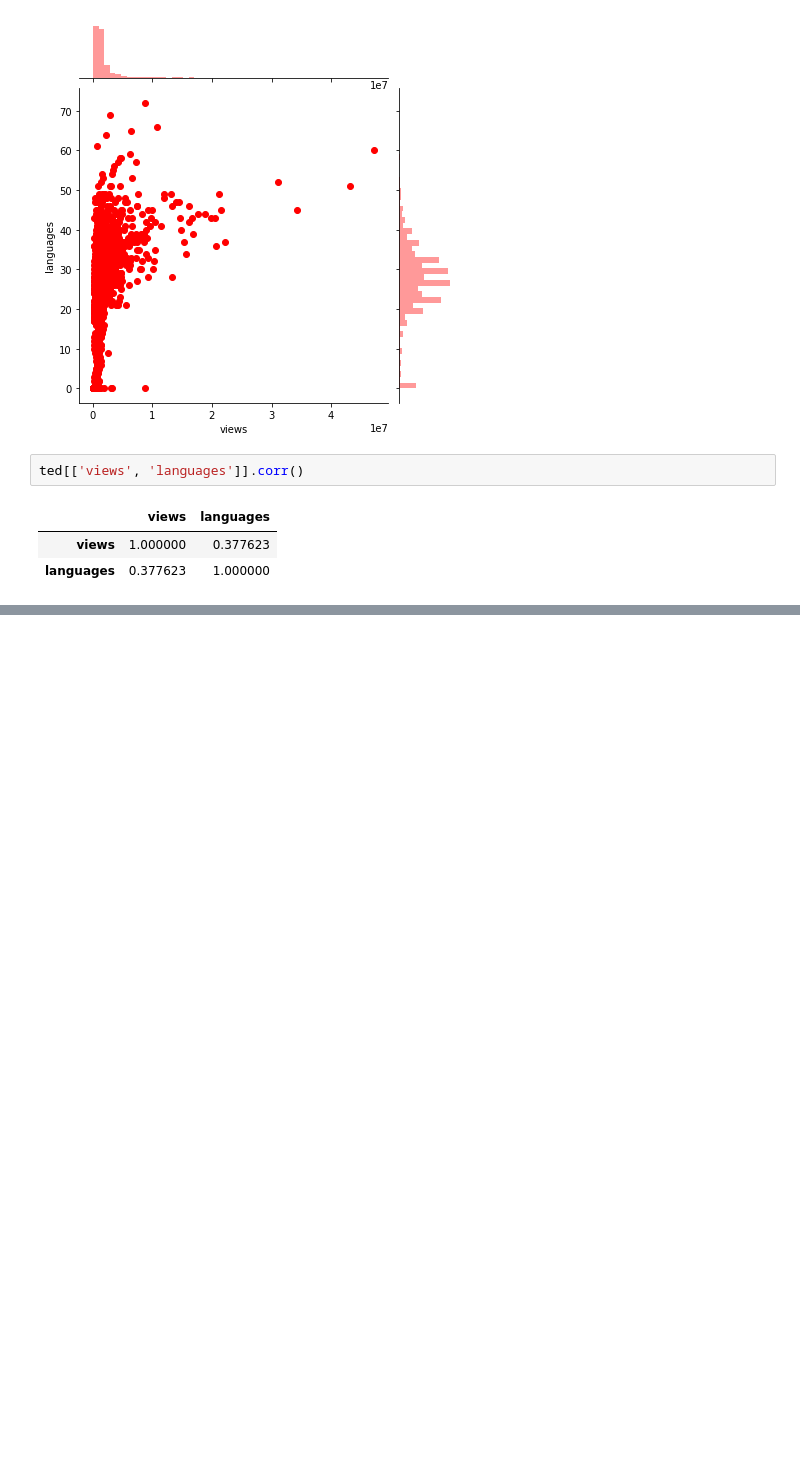
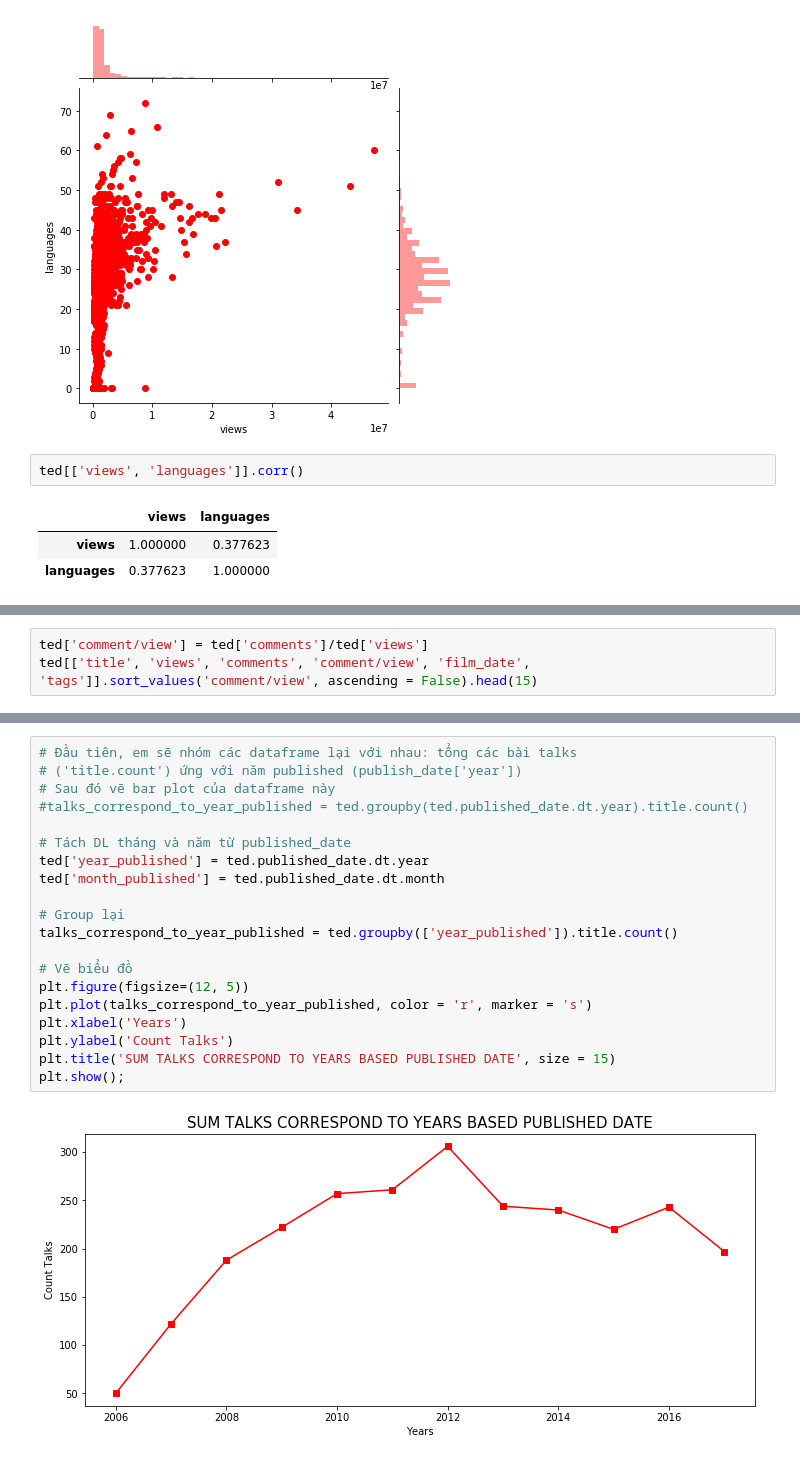
Before and after one commit to nguyenhuynhxuanmai/LTKHDL_FinalProject, a Jupyter notebook: 1712091_NguyenHuynhXuanMai.ipynb, the cells around one changed output, grey strips where cells are left out. Cells and saved outputs as stored; diff of their text form; blank space fills up the shorter version.

```diff
--- a/1712091_NguyenHuynhXuanMai.ipynb
+++ b/1712091_NguyenHuynhXuanMai.ipynb
@@ -376,0 +420,3 @@ ted[['views', 'languages']].corr()
+# %%
+ted['comment/view'] = ted['comments']/ted['views']
+ted[['title', 'views', 'comments', 'comment/view', 'film_date', 'tags']].sort_values('comment/view', ascending = False).head(15)
@@ -376,0 +447,22 @@ ted[['views', 'languages']].corr()
+# %%
+# Đầu tiên, em sẽ nhóm các dataframe lại với nhau: tổng các bài talks
+# ('title.count') ứng với năm published (publish_date['year'])
+# Sau đó vẽ bar plot của dataframe này
+#talks_correspond_to_year_published = ted.groupby(ted.published_date.dt.year).title.count()
+
+# Tách DL tháng và năm từ published_date
+ted['year_published'] = ted.published_date.dt.year
+ted['month_published'] = ted.published_date.dt.month
+
+# Group lại
+talks_correspond_to_year_published = ted.groupby(['year_published']).title.count()
+
+# Vẽ biểu đồ
+plt.figure(figsize=(12, 5))
+plt.plot(talks_correspond_to_year_published, color = 'r', marker = 's')
+plt.xlabel('Years')
+plt.ylabel('Count Talks')
+plt.title('SUM TALKS CORRESPOND TO YEARS BASED PUBLISHED DATE', size = 15)
+plt.show();
+# %% [output]
+[figure, added]
```
Also changed, not shown: parts of 30 cells of this notebook.
